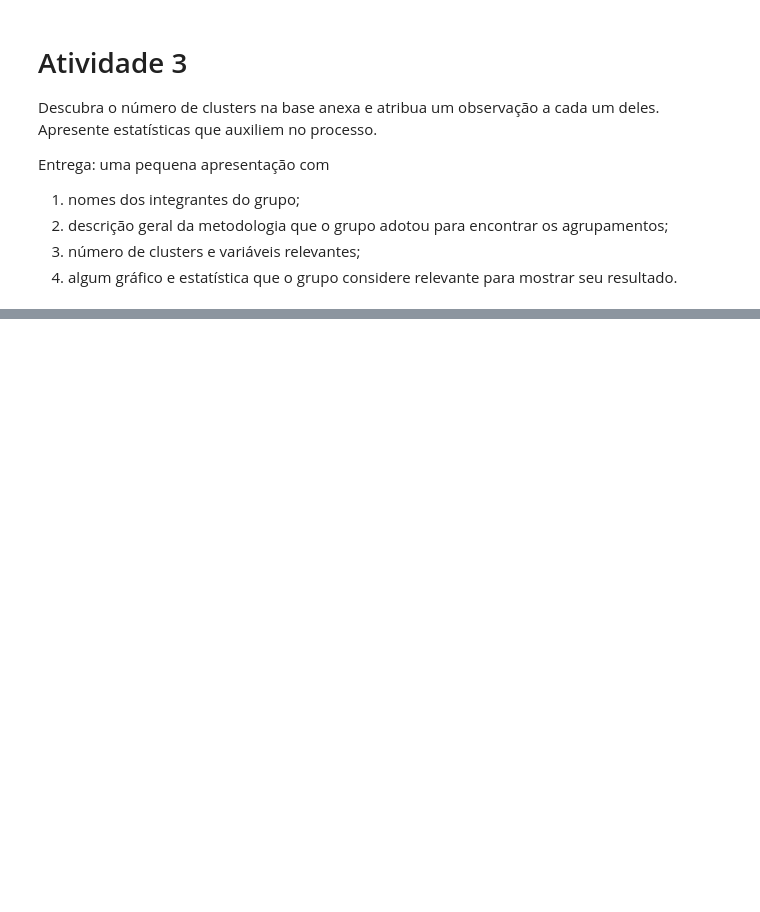
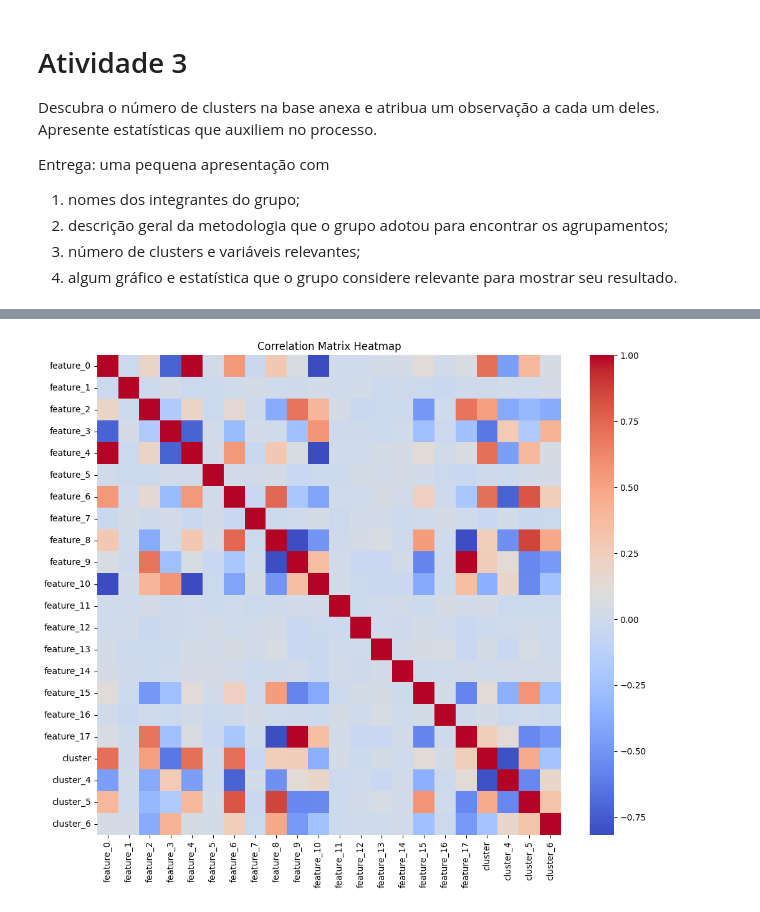
Before and after one commit to estevaoeller/clustering, a Jupyter notebook: EESP_IC_Atividade_03.ipynb, the cells around one changed output, grey strips where cells are left out. Saved outputs shown, nothing was run; the diff lists cells and outputs as text; code cells hidden in the pictures; blank space fills up the shorter version.

```diff
--- a/EESP_IC_Atividade_03.ipynb
+++ b/EESP_IC_Atividade_03.ipynb
@@ -29,0 +127,11 @@ Conteúdo do arquivo CSV:
+# %%
+# Calculate the correlation matrix
+correlation_matrix = df.corr()
+
+# Plot a heatmap of the correlation matrix
+plt.figure(figsize=(12, 10))
+sns.heatmap(correlation_matrix, annot=False, cmap='coolwarm')
+plt.title('Correlation Matrix Heatmap')
+plt.show()
+# %% [output]
+[figure, added]
```
Also changed, not shown: parts of 51 cells of this notebook.
